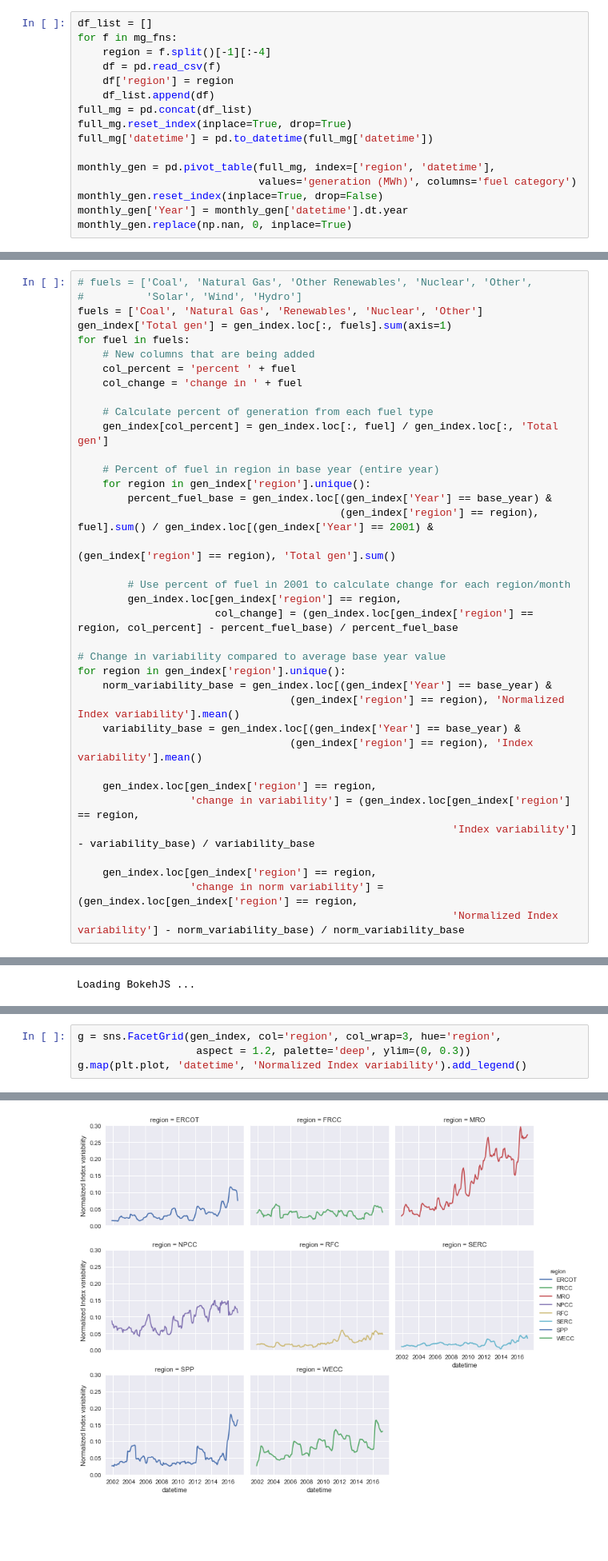
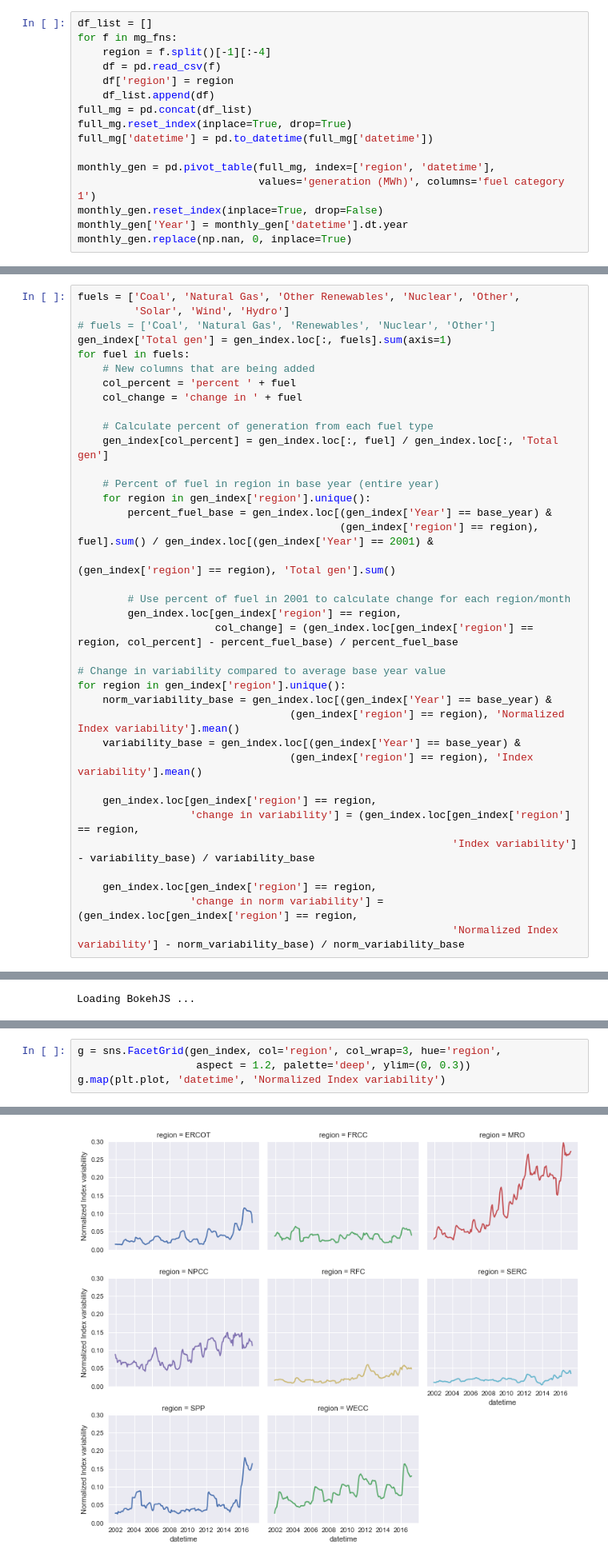
Before and after one commit to gschivley/carbon-index, a Jupyter notebook: NERC by state index and gen.ipynb, the cells around one changed output, grey strips where cells are left out. Shown at 80% size. Saved outputs shown, nothing was run; the diff lists cells and outputs as text; blank space fills up the shorter version.

```diff
--- a/NERC by state index and gen.ipynb
+++ b/NERC by state index and gen.ipynb
@@ -153,7 +153,7 @@ full_mg.reset_index(inplace=True, drop=True)
 full_mg['datetime'] = pd.to_datetime(full_mg['datetime'])
 
 monthly_gen = pd.pivot_table(full_mg, index=['region', 'datetime'],
-                             values='generation (MWh)', columns='fuel category')
+                             values='generation (MWh)', columns='fuel category 1')
 monthly_gen.reset_index(inplace=True, drop=False)
 monthly_gen['Year'] = monthly_gen['datetime'].dt.year
 monthly_gen.replace(np.nan, 0, inplace=True)
@@ -190,9 +213,9 @@ gen_index.tail()
 # %%
 base_year = 2005
 # %%
-# fuels = ['Coal', 'Natural Gas', 'Other Renewables', 'Nuclear', 'Other',
-#          'Solar', 'Wind', 'Hydro']
-fuels = ['Coal', 'Natural Gas', 'Renewables', 'Nuclear', 'Other']
+fuels = ['Coal', 'Natural Gas', 'Other Renewables', 'Nuclear', 'Other',
+         'Solar', 'Wind', 'Hydro']
+# fuels = ['Coal', 'Natural Gas', 'Renewables', 'Nuclear', 'Other']
 gen_index['Total gen'] = gen_index.loc[:, fuels].sum(axis=1)
 for fuel in fuels:
     # New columns that are being added
@@ -264,7 +288,7 @@ I was hoping to
 # %%
 g = sns.FacetGrid(gen_index, col='region', col_wrap=3, hue='region',
                    aspect = 1.2, palette='deep', ylim=(0, 0.3))
-g.map(plt.plot, 'datetime', 'Normalized Index variability').add_legend()
+g.map(plt.plot, 'datetime', 'Normalized Index variability')
 # %% [output]
 <seaborn.axisgrid.FacetGrid at 0x...>
-[figure, old version]
+[figure, new version]
```
Also changed, not shown: parts of 30 cells of this notebook.
